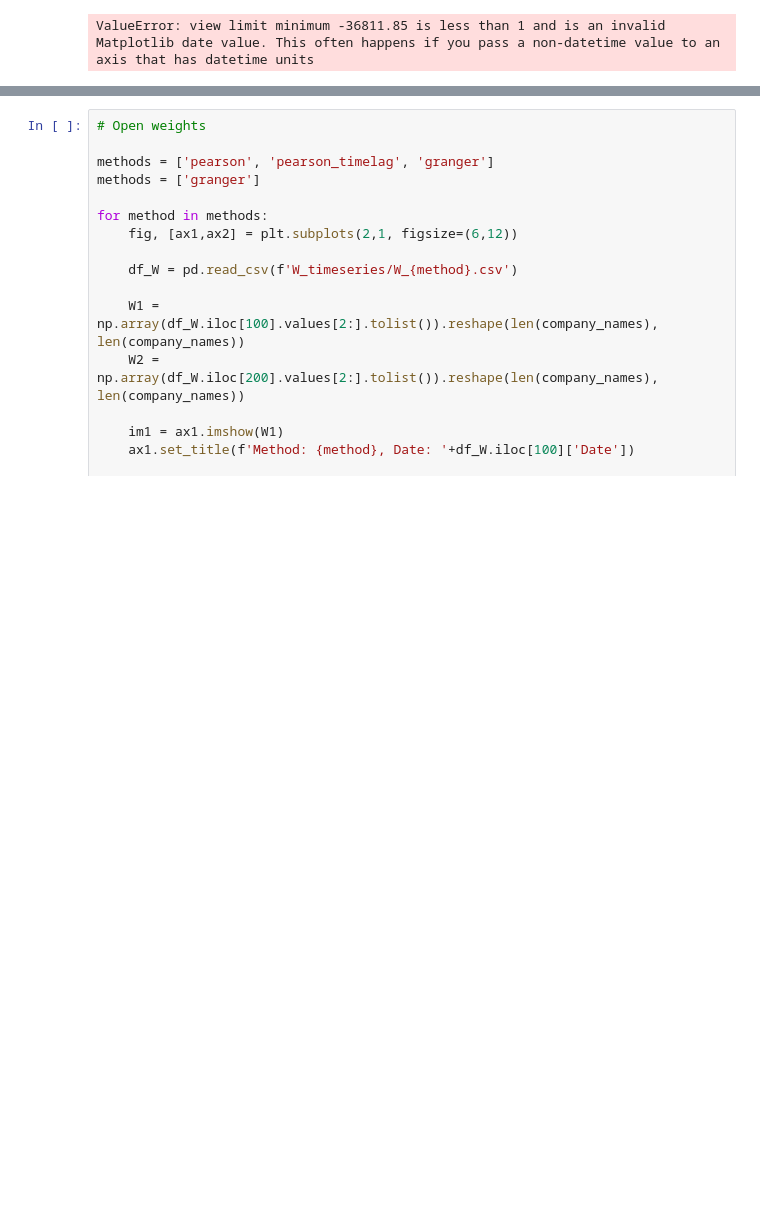
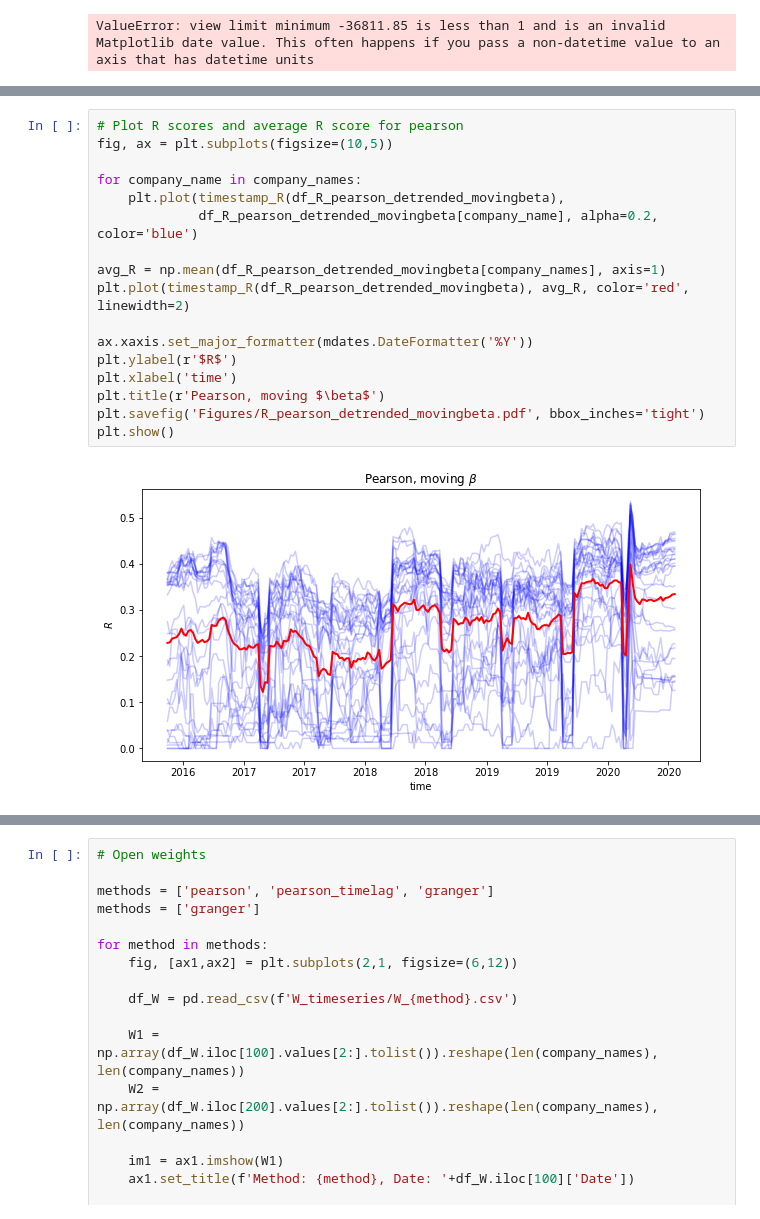
Before and after one commit to JAkkerman/AdvancedTopics_CF, a Jupyter notebook: Visualization.ipynb, the cells around one changed output, grey strips where cells are left out. Drawn from its saved outputs; the diff is of its cells as text; blank space fills up the shorter version.

```diff
--- a/Visualization.ipynb
+++ b/Visualization.ipynb
@@ -129,0 +138,19 @@ plt.show()
+# %%
+# Plot R scores and average R score for pearson
+fig, ax = plt.subplots(figsize=(10,5))
+
+for company_name in company_names:
+    plt.plot(timestamp_R(df_R_pearson_detrended_movingbeta),
+             df_R_pearson_detrended_movingbeta[company_name], alpha=0.2, color='blue')
+
+avg_R = np.mean(df_R_pearson_detrended_movingbeta[company_names], axis=1)
+plt.plot(timestamp_R(df_R_pearson_detrended_movingbeta), avg_R, color='red', linewidth=2)
+
+ax.xaxis.set_major_formatter(mdates.DateFormatter('%Y'))
+plt.ylabel(r'$R$')
+plt.xlabel('time')
+plt.title(r'Pearson, moving $\beta$')
+plt.savefig('Figures/R_pearson_detrended_movingbeta.pdf', bbox_inches='tight')
+plt.show()
+# %% [output]
+[figure, added]
```
Also changed, not shown: parts of 12 cells of this notebook, 21 other files.
